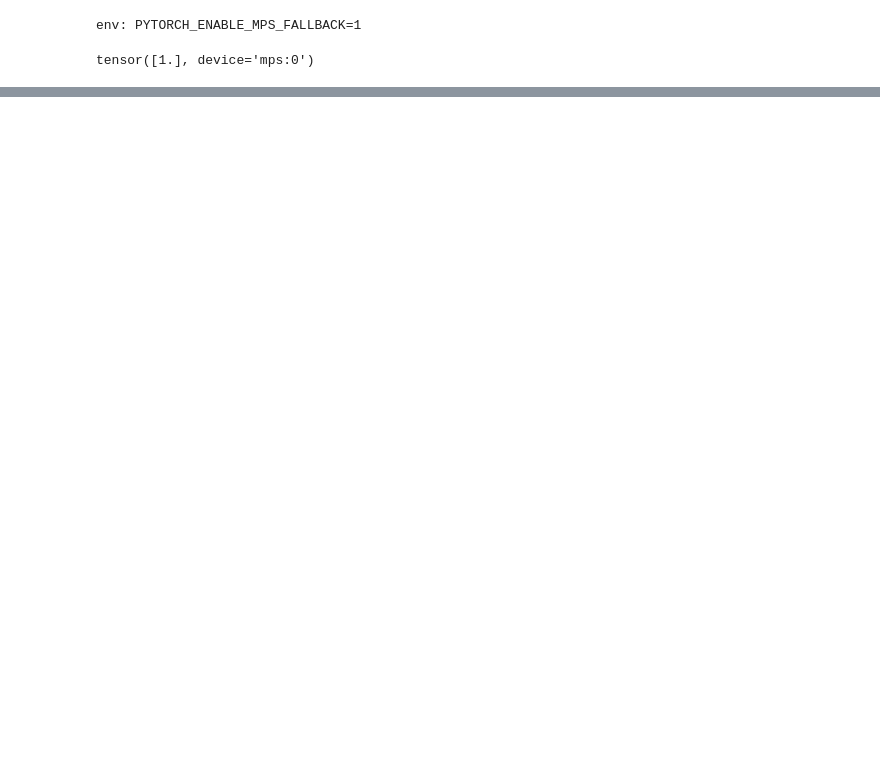
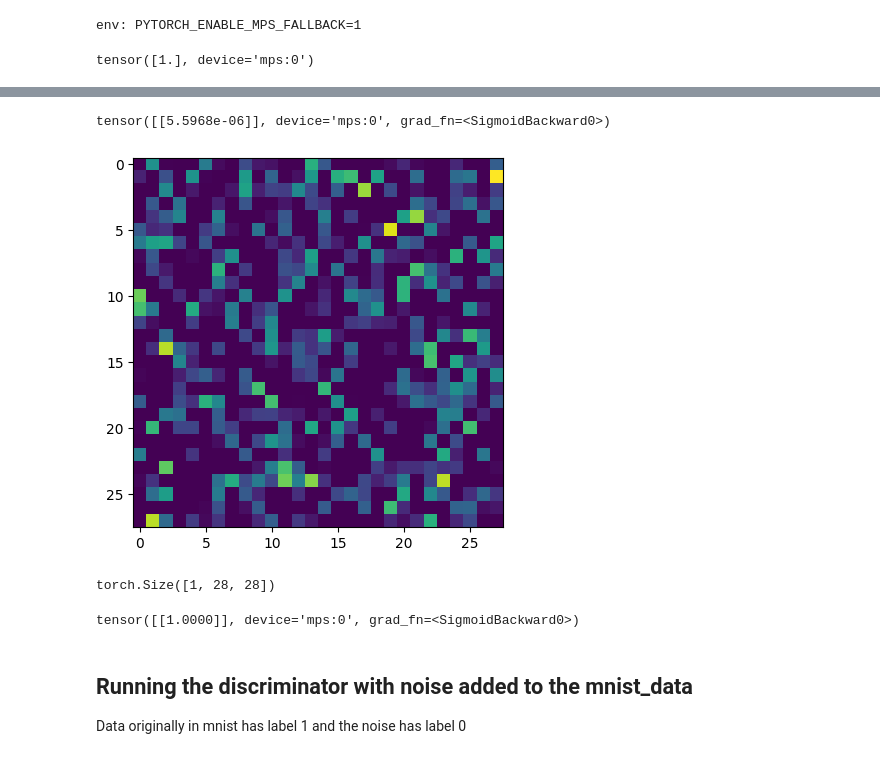
Before and after one commit to YM2132/YMPaperImplementations, a Jupyter notebook: paper_implementations/GAN_Goodfellow.ipynb, the cells around one changed output, grey strips where cells are left out. Saved outputs shown, nothing was run; the diff lists cells and outputs as text; code cells hidden in the pictures; blank space fills up the shorter version.

```diff
--- a/paper_implementations/GAN_Goodfellow.ipynb
+++ b/paper_implementations/GAN_Goodfellow.ipynb
@@ -122,0 +398,32 @@ g_out = generator(g_in)
+# %%
+# Now lets see what happens if we give the model our random noise image
+# Doing this makes the model out put roughly 0.5, showing it assigns roughly equal weight to both classes
+# I will now generate a bunch of noise samples and add them to the test train set to see what happens
+# The addition of noise will be done in a code block above
+noise = generator(torch.Tensor(np.random.normal(mu, sigma, 1)))
+noise_test = torch.flatten(noise, start_dim=1)
+noise_test = noise_test.to(device)
+discriminator.eval()
+noise_out = discriminator(noise_test)
+noise_out
+# %% [output]
+tensor([[5.5968e-06]], device='mps:0', grad_fn=<SigmoidBackward0>)
+# %%
+imshow(noise.detach())
+# %% [output]
+[figure, added]
+# %%
+noise.shape
+# %% [output]
+torch.Size([1, 28, 28])
+# %%
+test_in = mnist_test[10][0]
+test_in = torch.flatten(test_in, start_dim=1)
+test_in = test_in.to(device)
+
+discriminator(test_in)
+# %% [output]
+tensor([[1.0000]], device='mps:0', grad_fn=<SigmoidBackward0>)
+# %% [markdown]
+## Running the discriminator with noise added to the mnist_data
+Data originally in mnist has label 1 and the noise has label 0
```
Also changed, not shown: parts of 34 cells of this notebook.
